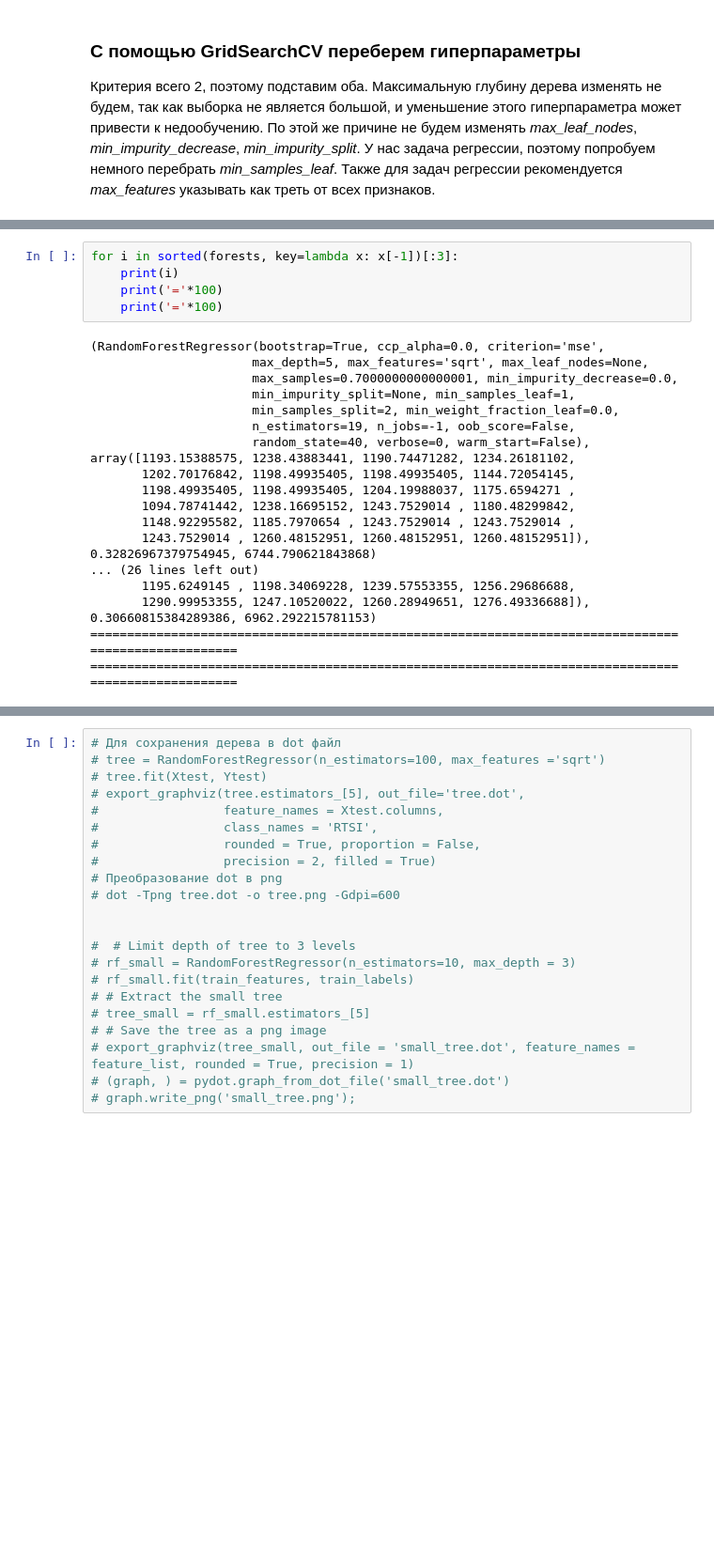
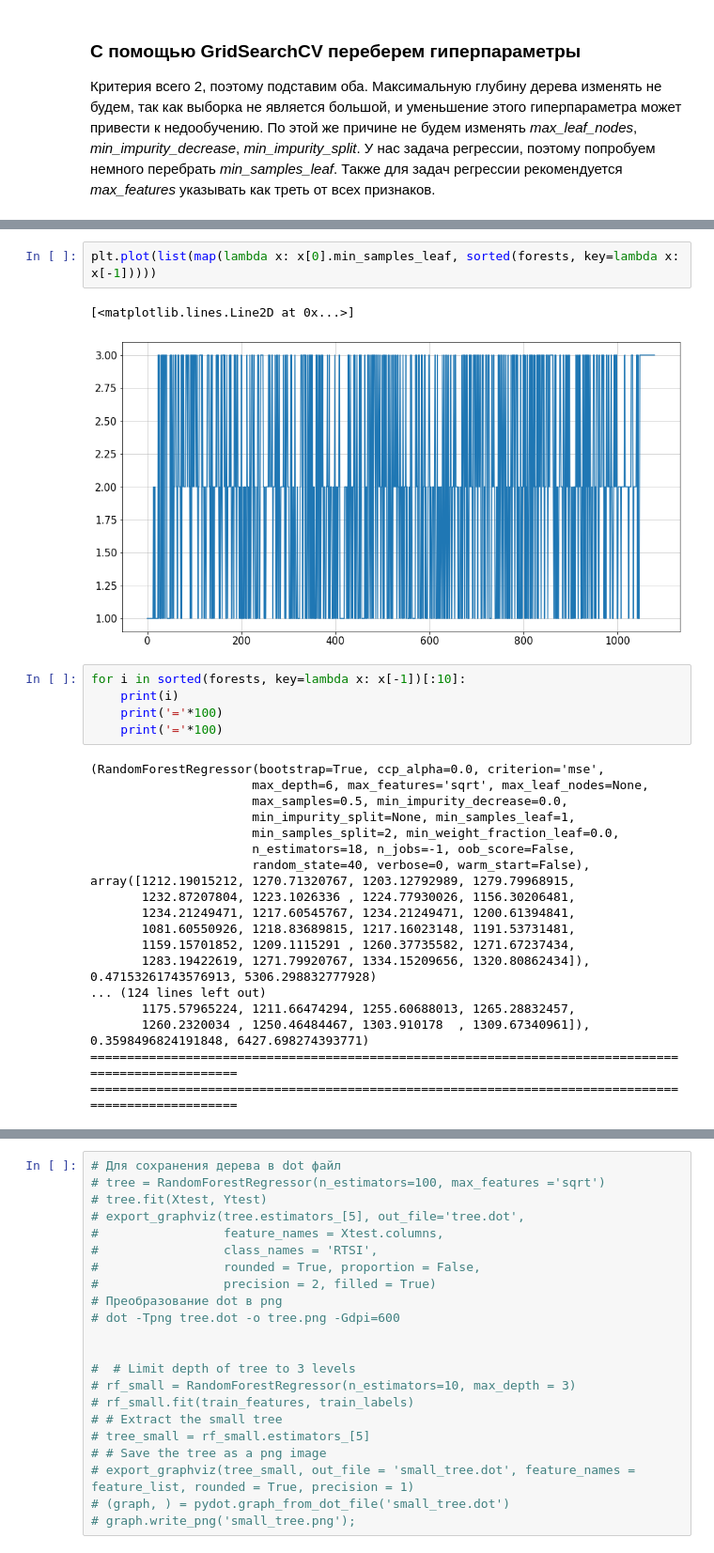
Before and after one commit to xtess16/RTSI, a Jupyter notebook: RTS_machine_learning.ipynb, the cells around one changed output, grey strips where cells are left out. Shown at 94% size. Drawn from its saved outputs; the diff is of its cells as text; blank space fills up the shorter version.

```diff
--- a/RTS_machine_learning.ipynb
+++ b/RTS_machine_learning.ipynb
@@ -328,24 +330,29 @@ plt.show()
+# %%
+plt.plot(list(map(lambda x: x[0].min_samples_leaf, sorted(forests, key=lambda x: x[-1]))))
+# %% [output]
+[<matplotlib.lines.Line2D at 0x...>]
+[figure, added]
 # %%
-for i in sorted(forests, key=lambda x: x[-1])[:3]:
+for i in sorted(forests, key=lambda x: x[-1])[:10]:
     print(i)
     print('='*100)
     print('='*100)
 # %% [output]
 (RandomForestRegressor(bootstrap=True, ccp_alpha=0.0, criterion='mse',
-                      max_depth=5, max_features='sqrt', max_leaf_nodes=None,
-                      max_samples=0.7000000000000001, min_impurity_decrease=0.0,
+                      max_depth=6, max_features='sqrt', max_leaf_nodes=None,
+                      max_samples=0.5, min_impurity_decrease=0.0,
                       min_impurity_split=None, min_samples_leaf=1,
                       min_samples_split=2, min_weight_fraction_leaf=0.0,
-                      n_estimators=19, n_jobs=-1, oob_score=False,
-                      random_state=40, verbose=0, warm_start=False), array([1193.15388575, 1238.43883441, 1190.74471282, 1234.26181102,
-       1202.70176842, 1198.49935405, 1198.49935405, 1144.72054145,
-       1198.49935405, 1198.49935405, 1204.19988037, 1175.6594271 ,
-       1094.78741442, 1238.16695152, 1243.7529014 , 1180.48299842,
-       1148.92295582, 1185.7970654 , 1243.7529014 , 1243.7529014 ,
-       1243.7529014 , 1260.48152951, 1260.48152951, 1260.48152951]), 0.32826967379754945, 6744.790621843868)
-... (26 lines left out)
-       1195.6249145 , 1198.34069228, 1239.57553355, 1256.29686688,
-       1290.99953355, 1247.10520022, 1260.28949651, 1276.49336688]), 0.30660815384289386, 6962.292215781153)
+                      n_estimators=18, n_jobs=-1, oob_score=False,
+                      random_state=40, verbose=0, warm_start=False), array([1212.19015212, 1270.71320767, 1203.12792989, 1279.79968915,
+       1232.87207804, 1223.1026336 , 1224.77930026, 1156.30206481,
+       1234.21249471, 1217.60545767, 1234.21249471, 1200.61394841,
+       1081.60550926, 1218.83689815, 1217.16023148, 1191.53731481,
+       1159.15701852, 1209.1115291 , 1260.37735582, 1271.67237434,
+       1283.19422619, 1271.79920767, 1334.15209656, 1320.80862434]), 0.47153261743576913, 5306.298832777928)
+... (124 lines left out)
+       1175.57965224, 1211.66474294, 1255.60688013, 1265.28832457,
+       1260.2320034 , 1250.46484467, 1303.910178  , 1309.67340961]), 0.3598496824191848, 6427.698274393771)
 ====================================================================================================
 ====================================================================================================
 # %%
```
Also changed, not shown: parts of 8 cells of this notebook.
